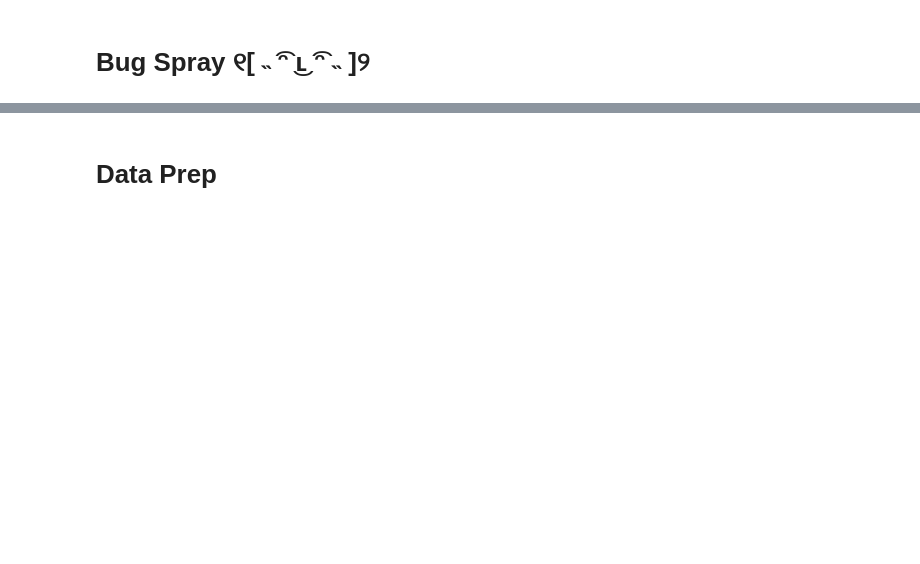
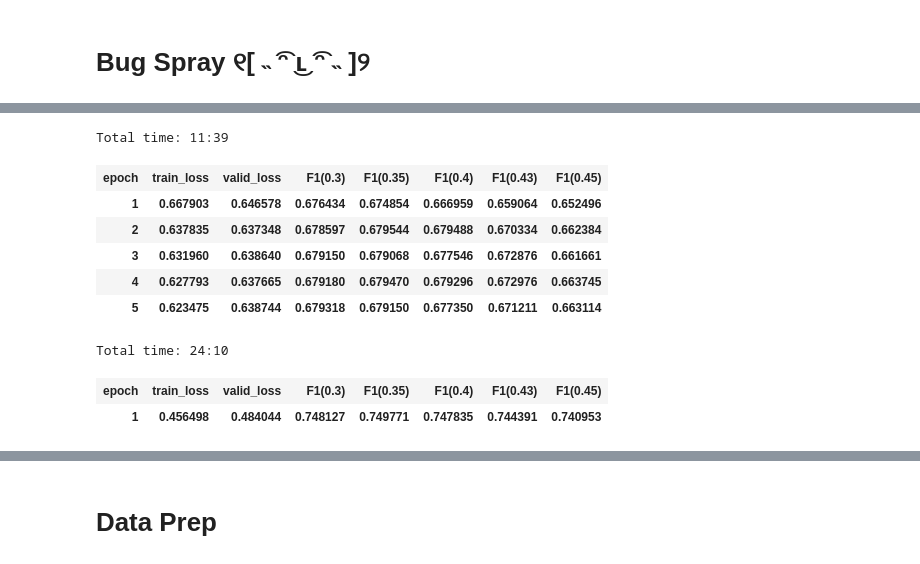
Before and after one commit to hoftherose/NN2Course, a Jupyter notebook: Restaurant Classification/yelp.ipynb, the cells around one changed output, grey strips where cells are left out. Saved outputs shown, nothing was run; the diff lists cells and outputs as text; code cells hidden in the pictures; blank space fills up the shorter version.

```diff
--- a/Restaurant Classification/yelp.ipynb
+++ b/Restaurant Classification/yelp.ipynb
@@ -92,6 +92,6 @@ def load_data(img_size, batch_size, amount=1):
               .transform(tfms, size=img_size)
               .databunch(bs=batch_size))
 # %%
-data = load_data(224,64, amount=1)
+data = load_data(224,64, amount=0.1)
 # %%
 data.show_batch(rows=3)
@@ -113,3 +115,13 @@ class F1_Score:
 metrics = [F1_Score(t) for t in [0.3, 0.35, 0.4, 0.43, 0.45]]
 # %%
 learner = fv.create_cnn(data, fv.models.resnet101, metrics=metrics, wd=0.1)
+# %%
+learner.fit_one_cycle(5)
+# %% [output]
+Total time: 11:39
+| epoch | train_loss | valid_loss | F1(0.3) | F1(0.35) | F1(0.4) | F1(0.43) | F1(0.45) |
+| 1 | 0.667903 | 0.646578 | 0.676434 | 0.674854 | 0.666959 | 0.659064 | 0.652496 |
+| 2 | 0.637835 | 0.637348 | 0.678597 | 0.679544 | 0.679488 | 0.670334 | 0.662384 |
+| 3 | 0.631960 | 0.638640 | 0.679150 | 0.679068 | 0.677546 | 0.672876 | 0.661661 |
+| 4 | 0.627793 | 0.637665 | 0.679180 | 0.679470 | 0.679296 | 0.672976 | 0.663745 |
+| 5 | 0.623475 | 0.638744 | 0.679318 | 0.679150 | 0.677350 | 0.671211 | 0.663114 |
@@ -116,2 +132,8 @@ learner = fv.create_cnn(data, fv.models.resnet101, metrics=metrics, wd=0.1)
+# %%
+learner.fit_one_cycle(1)
+# %% [output]
+Total time: 24:10
+| epoch | train_loss | valid_loss | F1(0.3) | F1(0.35) | F1(0.4) | F1(0.43) | F1(0.45) |
+| 1 | 0.456498 | 0.484044 | 0.748127 | 0.749771 | 0.747835 | 0.744391 | 0.740953 |
 # %%
 learner.lr_find(); learner.recorder.plot()
```
Also changed, not shown: parts of 23 cells of this notebook.
